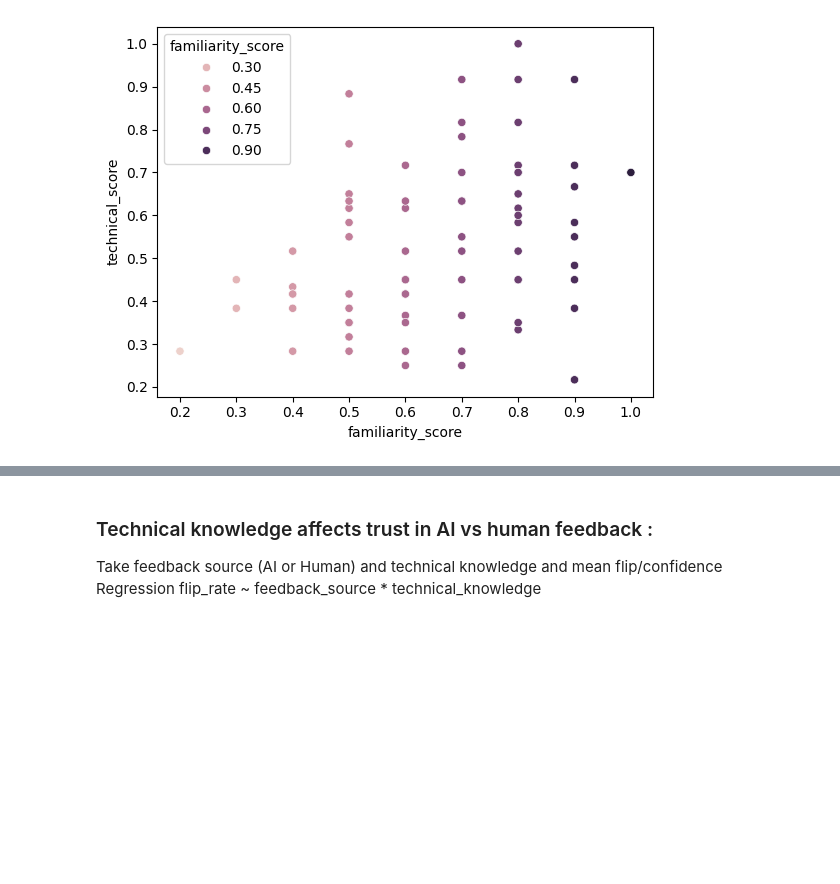
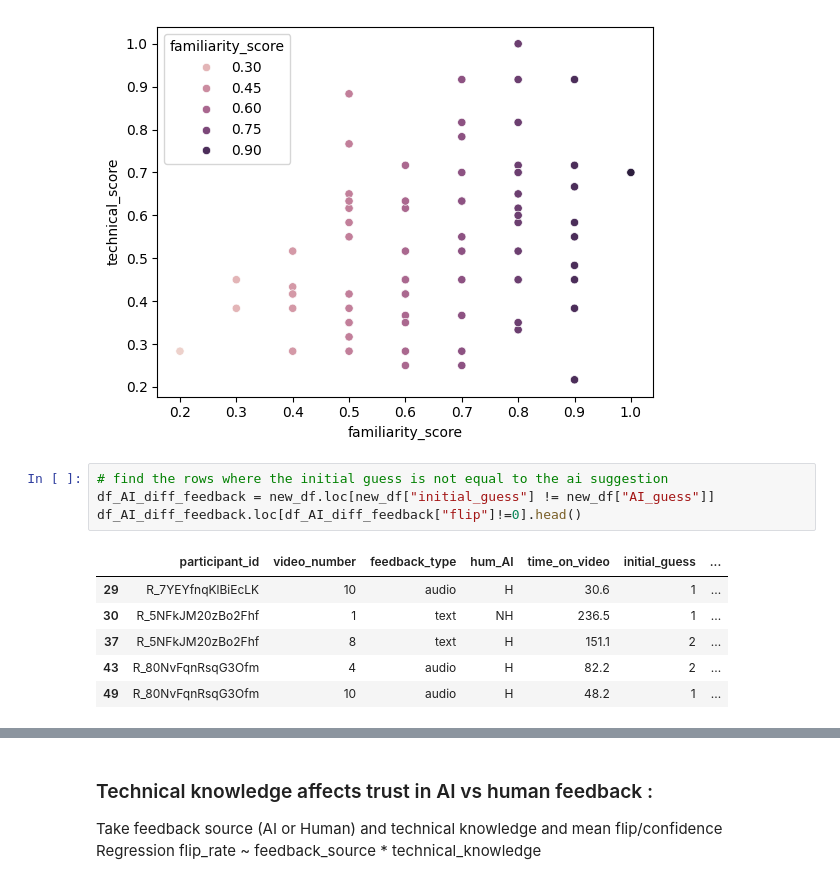
Before and after one commit to liogrnbrg/SHS_Psycho, a Jupyter notebook: main_analysis.ipynb, the cells around one changed output, grey strips where cells are left out. Saved outputs shown, nothing was run; the diff lists cells and outputs as text; blank space fills up the shorter version.

```diff
--- a/main_analysis.ipynb
+++ b/main_analysis.ipynb
@@ -599,3 +599,14 @@ sns.scatterplot(
 # %% [output]
 <Axes: xlabel='familiarity_score', ylabel='technical_score'>
 [figure]
+# %%
+# find the rows where the initial guess is not equal to the ai suggestion
+df_AI_diff_feedback = new_df.loc[new_df["initial_guess"] != new_df["AI_guess"]]
+df_AI_diff_feedback.loc[df_AI_diff_feedback["flip"]!=0].head()
+# %% [output]
+|  | participant_id | video_number | feedback_type | hum_AI | time_on_video | initial_guess | ... |
+| 29 | R_7YEYfnqKlBiEcLK | 10 | audio | H | 30.6 | 1 | ... |
+| 30 | R_5NFkJM20zBo2Fhf | 1 | text | NH | 236.5 | 1 | ... |
+| 37 | R_5NFkJM20zBo2Fhf | 8 | text | H | 151.1 | 2 | ... |
+| 43 | R_80NvFqnRsqG3Ofm | 4 | audio | H | 82.2 | 2 | ... |
+| 49 | R_80NvFqnRsqG3Ofm | 10 | audio | H | 48.2 | 1 | ... |
```
Also changed, not shown: parts of 6 cells of this notebook, 1 other file.
